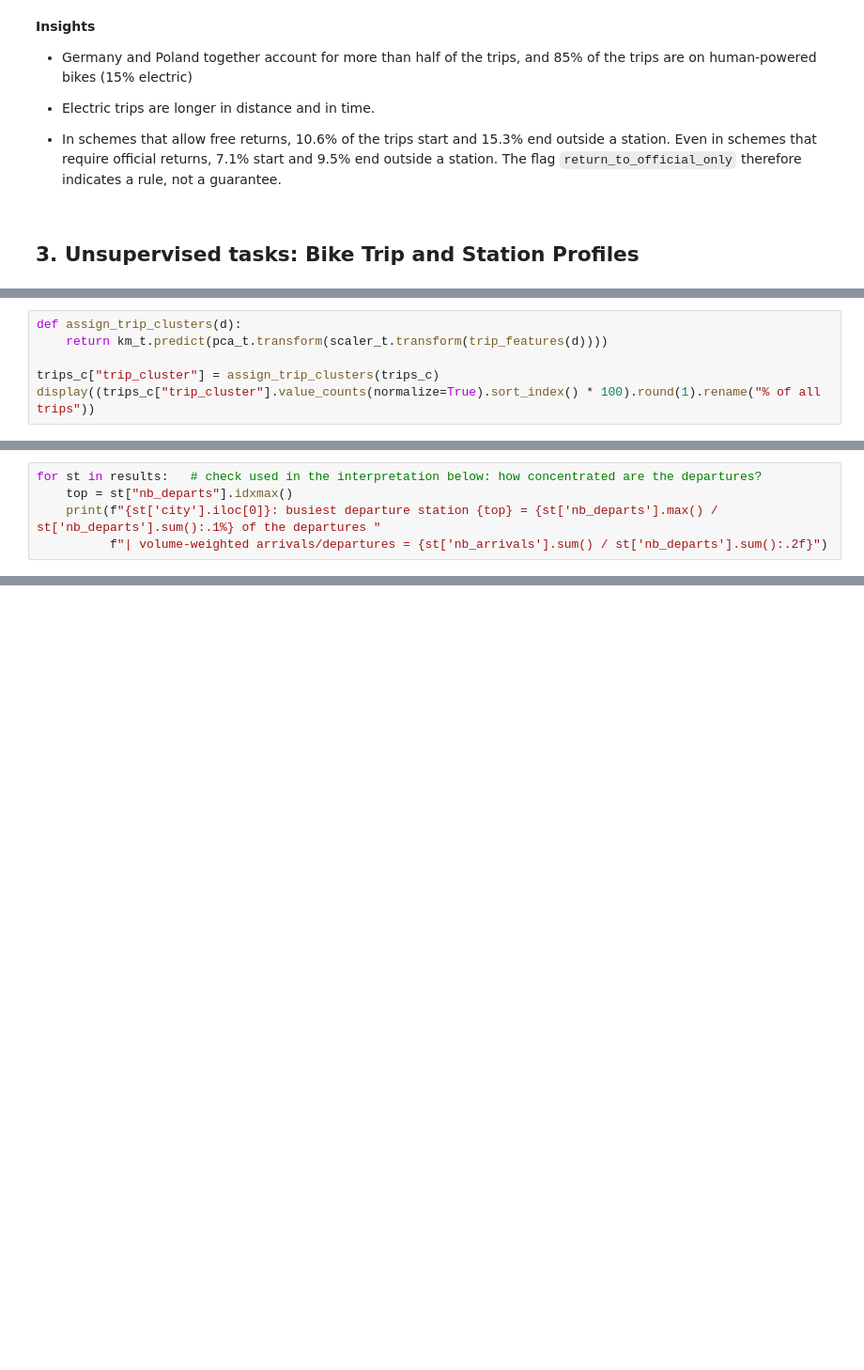
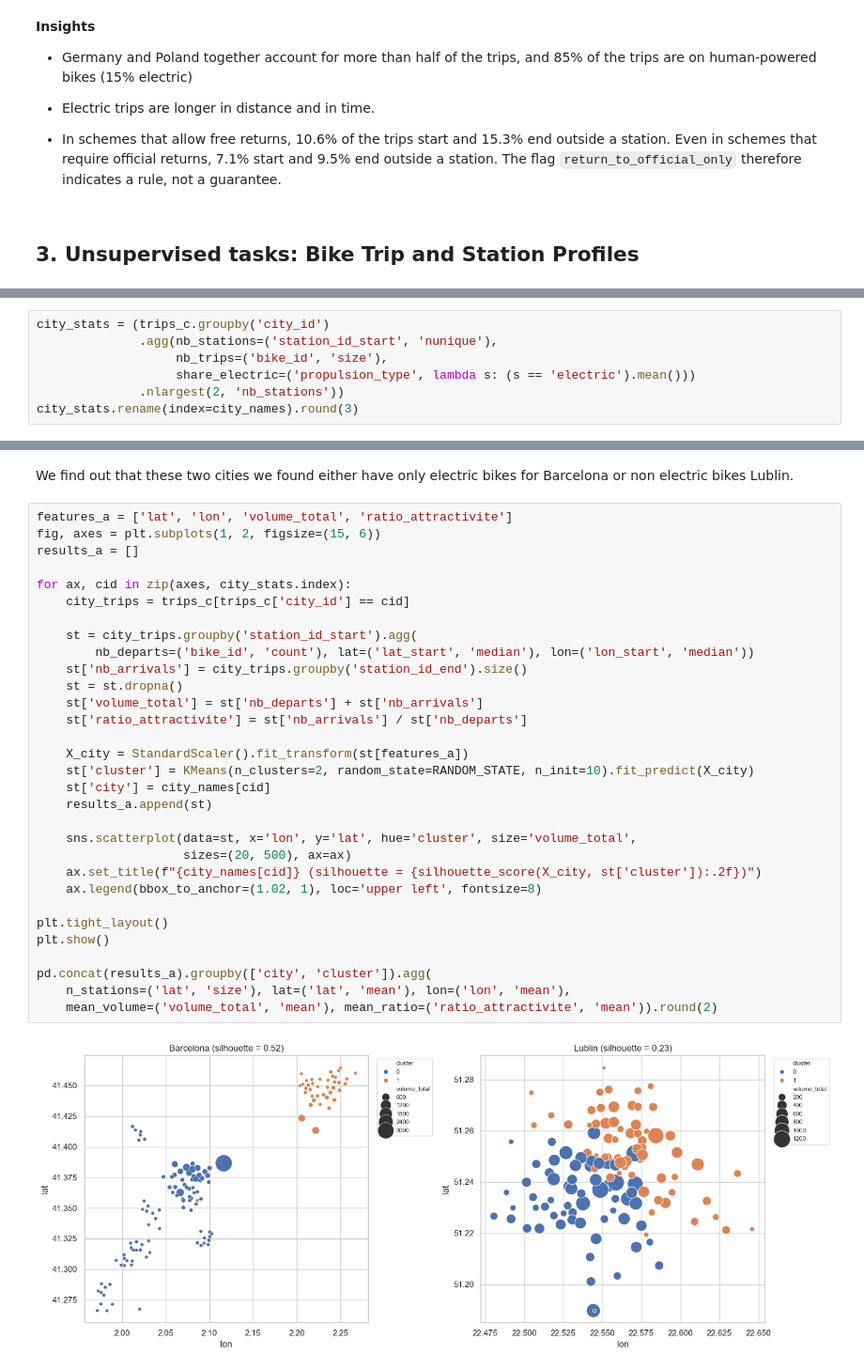
Before and after one commit to Memeel/ML_Challenge, a Jupyter notebook: notebook/FML_challenge.ipynb, the cells around one changed output, grey strips where cells are left out. Shown at 94% size. Drawn from its saved outputs; the diff is of its cells as text; blank space fills up the shorter version.

Commit message:
clustering

```diff
--- a/notebook/FML_challenge.ipynb
+++ b/notebook/FML_challenge.ipynb
@@ -1951,6 +1768,0 @@ plt.show()
-# %%
-def assign_trip_clusters(d):
-    return km_t.predict(pca_t.transform(scaler_t.transform(trip_features(d))))
-
-trips_c["trip_cluster"] = assign_trip_clusters(trips_c)
-display((trips_c["trip_cluster"].value_counts(normalize=True).sort_index() * 100).round(1).rename("% of all trips"))
@@ -2202,5 +1768,0 @@ pd.DataFrame(scores_local).rename_axis("k").round(3)
-# %%
-for st in results:   # check used in the interpretation below: how concentrated are the departures?
-    top = st["nb_departs"].idxmax()
-    print(f"{st['city'].iloc[0]}: busiest departure station {top} = {st['nb_departs'].max() / st['nb_departs'].sum():.1%} of the departures "
-          f"| volume-weighted arrivals/departures = {st['nb_arrivals'].sum() / st['nb_departs'].sum():.2f}")
@@ -2778,0 +1792,7 @@ if "unseen_metrics" in globals():
+# %%
+city_stats = (trips_c.groupby('city_id')
+              .agg(nb_stations=('station_id_start', 'nunique'),
+                   nb_trips=('bike_id', 'size'),
+                   share_electric=('propulsion_type', lambda s: (s == 'electric').mean()))
+              .nlargest(2, 'nb_stations'))
+city_stats.rename(index=city_names).round(3)
@@ -2778,0 +1804,35 @@ if "unseen_metrics" in globals():
+# %% [markdown]
+We find out that these two cities we found either have only electric bikes for Barcelona or non electric bikes Lublin.
+# %%
+features_a = ['lat', 'lon', 'volume_total', 'ratio_attractivite']
+fig, axes = plt.subplots(1, 2, figsize=(15, 6))
+results_a = []
+
+for ax, cid in zip(axes, city_stats.index):
+    city_trips = trips_c[trips_c['city_id'] == cid]
+
+    st = city_trips.groupby('station_id_start').agg(
+        nb_departs=('bike_id', 'count'), lat=('lat_start', 'median'), lon=('lon_start', 'median'))
+    st['nb_arrivals'] = city_trips.groupby('station_id_end').size()
+    st = st.dropna()
+    st['volume_total'] = st['nb_departs'] + st['nb_arrivals']
+    st['ratio_attractivite'] = st['nb_arrivals'] / st['nb_departs']
+
+    X_city = StandardScaler().fit_transform(st[features_a])
+    st['cluster'] = KMeans(n_clusters=2, random_state=RANDOM_STATE, n_init=10).fit_predict(X_city)
+    st['city'] = city_names[cid]
+    results_a.append(st)
+
+    sns.scatterplot(data=st, x='lon', y='lat', hue='cluster', size='volume_total',
+                    sizes=(20, 500), ax=ax)
+    ax.set_title(f"{city_names[cid]} (silhouette = {silhouette_score(X_city, st['cluster']):.2f})")
+    ax.legend(bbox_to_anchor=(1.02, 1), loc='upper left', fontsize=8)
+
+plt.tight_layout()
+plt.show()
+
+pd.concat(results_a).groupby(['city', 'cluster']).agg(
+    n_stations=('lat', 'size'), lat=('lat', 'mean'), lon=('lon', 'mean'),
+    mean_volume=('volume_total', 'mean'), mean_ratio=('ratio_attractivite', 'mean')).round(2)
+# %% [output]
+[figure, added]
```
Also changed, not shown: parts of 110 cells of this notebook.
